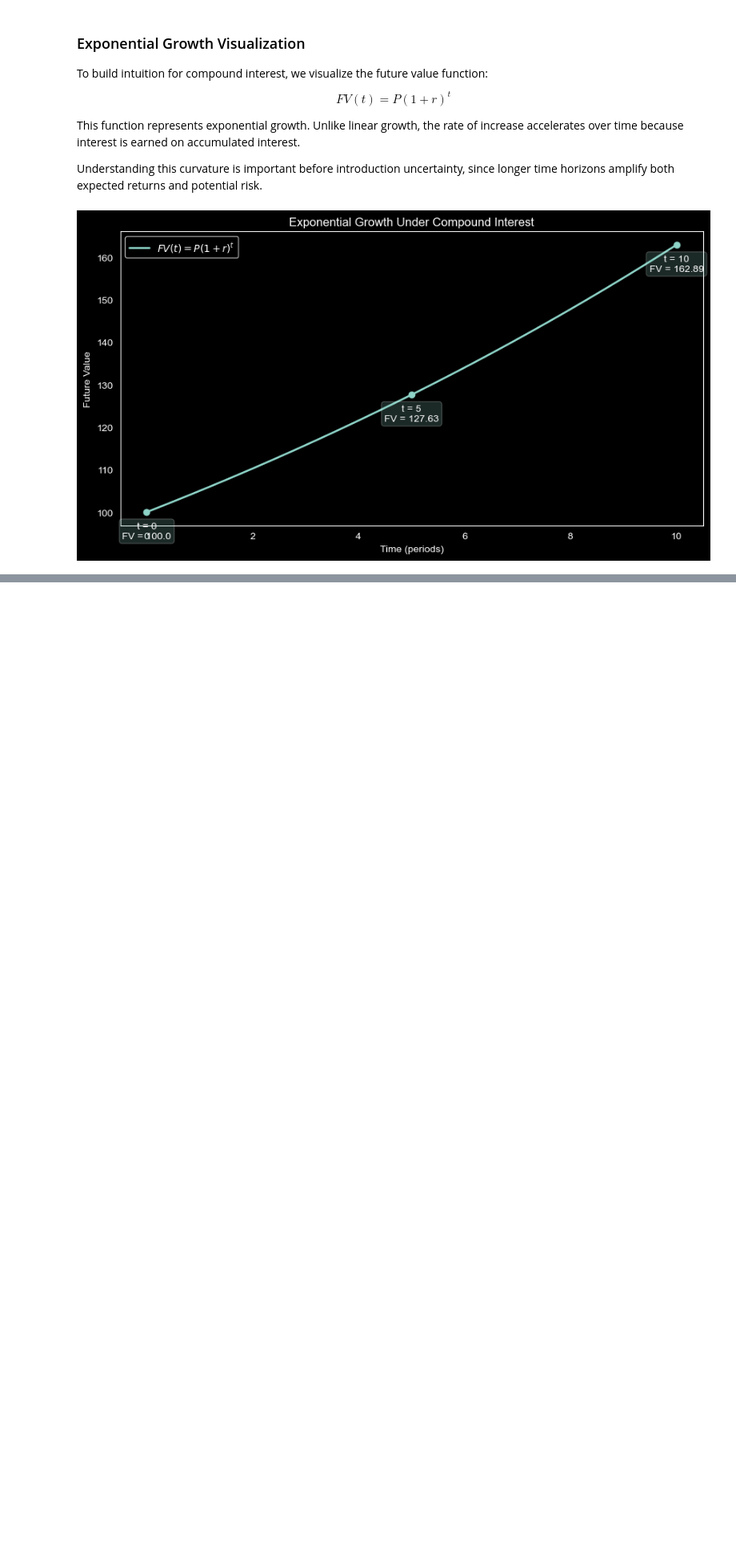
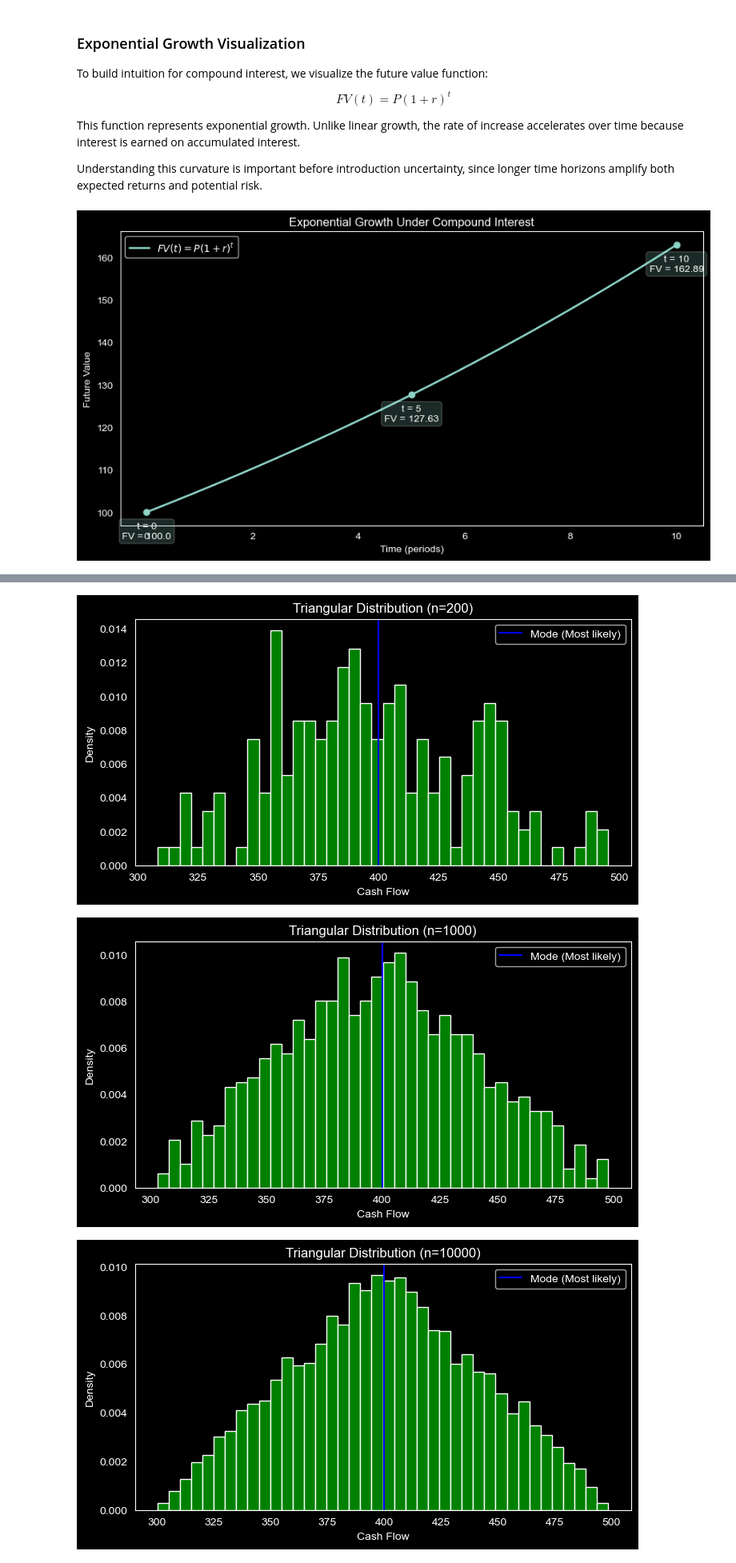
Before and after one commit to Wexwer/TVM-MonteCarlo-Scientific_Study, a Jupyter notebook: time_value_of_money.ipynb, the cells around one changed output, grey strips where cells are left out. Shown at 80% size. Saved outputs shown, nothing was run; the diff lists cells and outputs as text; code cells hidden in the pictures; blank space fills up the shorter version.

```diff
--- a/time_value_of_money.ipynb
+++ b/time_value_of_money.ipynb
@@ -139,0 +290,20 @@ plt.show()
+# %%
+a1, m1, b1 = 300, 400, 500
+sizes = [200, 1000, 10000]
+
+for n in sizes:
+    samples = np.random.triangular(a1, m1, b1, size=n)
+
+    plt.figure(figsize=(8, 4))
+    plt.hist(samples, bins=40, density=True, color="green")
+    plt.axvline(m1, linestyle="-", label="Mode (Most likely)", color="blue")
+    plt.title(f"Triangular Distribution (n={n})")
+    plt.xlabel("Cash Flow")
+    plt.ylabel("Density")
+    plt.grid(None)
+    plt.legend()
+    plt.show()
+# %% [output]
+[figure, added]
+[figure, added]
+[figure, added]
```
Also changed, not shown: parts of 15 cells of this notebook.
